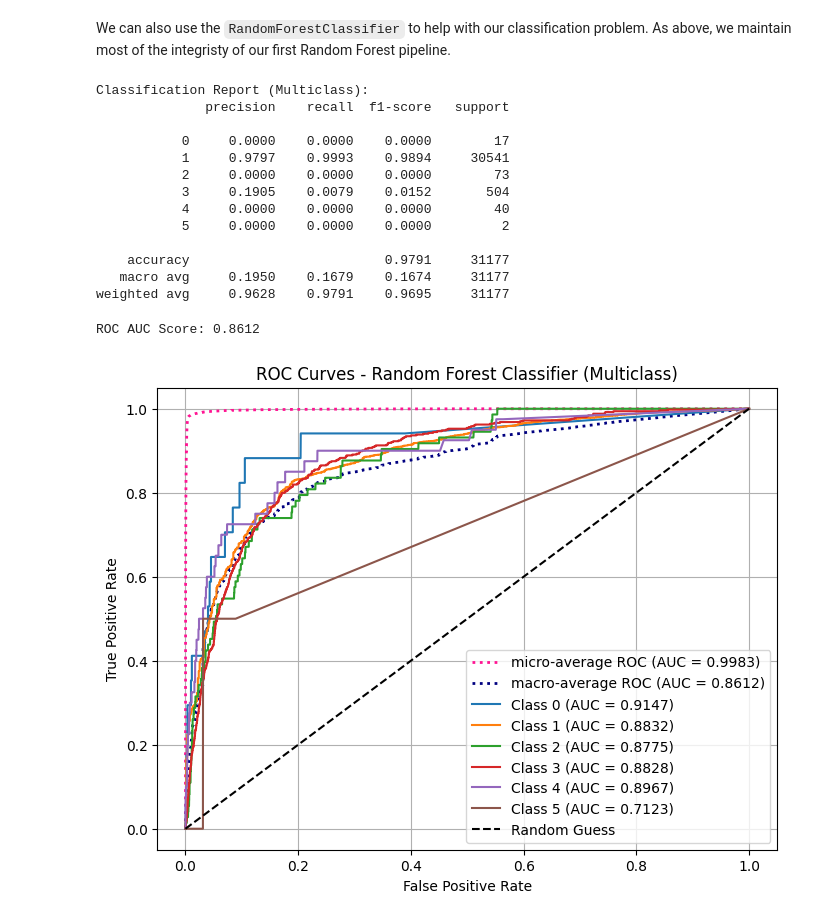
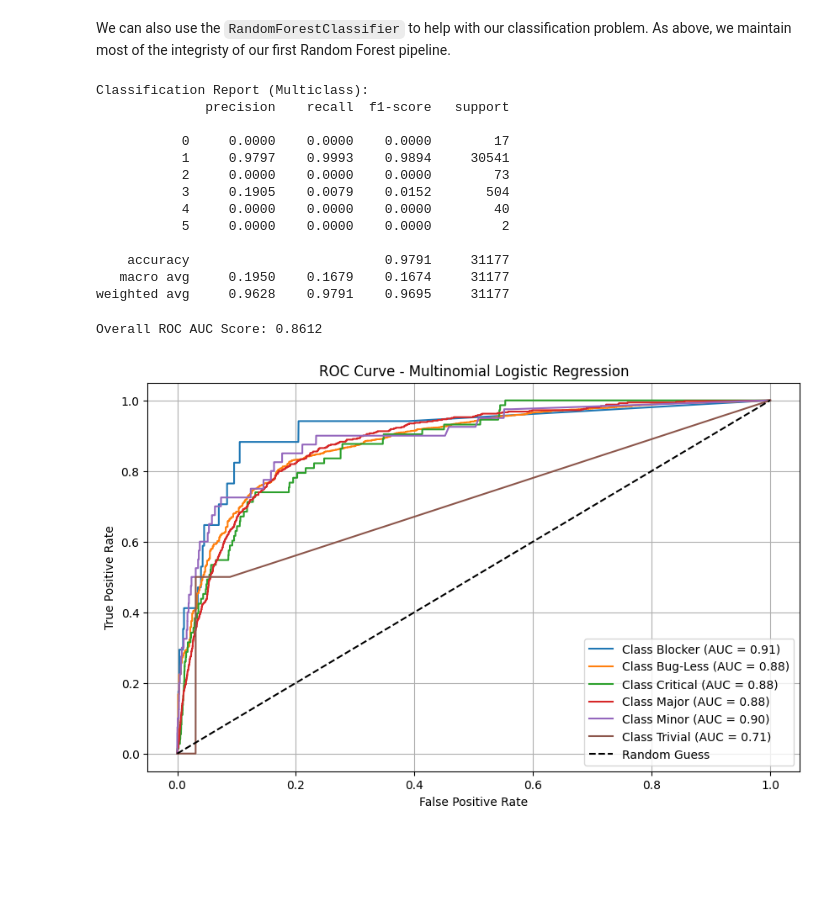
Before and after one commit to NicolasRichard1997/Apache_Hive_Bug_Prediction_ML_Model, a Jupyter notebook: Data_Partion_Trainning.ipynb, the cells around one changed output. Drawn from its saved outputs; the diff is of its cells as text; code cells hidden in the pictures; blank space fills up the shorter version.

Commit message:
Finalized ipynb execution with correct class labels for Classifications

```diff
--- a/Data_Partion_Trainning.ipynb
+++ b/Data_Partion_Trainning.ipynb
@@ -870,18 +870,10 @@ AUC Score - Multinomial Logistic Regression: 0.73
 # %% [markdown]
 We can also use the `RandomForestClassifier` to help with our classification problem. As above, we maintain most of the integristy of our first Random Forest pipeline.
 # %%
-from sklearn.ensemble import RandomForestClassifier
-from sklearn.preprocessing import StandardScaler, label_binarize
-from sklearn.metrics import classification_report, roc_auc_score, roc_curve
-import numpy as np
-import matplotlib.pyplot as plt
-
-# Scale the data
 scaler = StandardScaler()
 X_train_scaled = scaler.fit_transform(X_train)
 X_test_scaled = scaler.transform(X_test)
 
-# Initialize and fit the model
 classification_model = RandomForestClassifier(
     n_estimators=1000,
     max_depth=100,
@@ -901,14 +893,16 @@ print(classification_report(y_test, y_pred, digits=4))
 
 y_pred_proba = classification_model.predict_proba(X_test_scaled)
 
-n_classes = y_pred_proba.shape[1]
 classes = np.unique(y_test)
+n_classes = len(classes)
+
+class_names = {cls: str(cls) for cls in classes}
 
 y_test_binarized = label_binarize(y_test, classes=classes)
 
-fpr = dict()
-tpr = dict()
-roc_auc_class = dict()
+fpr = {}
+tpr = {}
+roc_auc_class = {}
 
 for i in range(n_classes):
     fpr[i], tpr[i], _ = roc_curve(y_test_binarized[:, i], y_pred_proba[:, i])
@@ -921,46 +915,46 @@ all_fpr = np.unique(np.concatenate([fpr[i] for i in range(n_classes)]))
 mean_tpr = np.zeros_like(all_fpr)
 for i in range(n_classes):
     mean_tpr += np.interp(all_fpr, fpr[i], tpr[i])
 mean_tpr /= n_classes
 
 fpr["macro"] = all_fpr
 tpr["macro"] = mean_tpr
 roc_auc_class["macro"] = roc_auc_score(y_test_binarized, y_pred_proba, average="macro")
 
-print(f"\n\n\nROC AUC Score: {roc_auc_class['macro']:.4f}")
+print(f"Overall ROC AUC Score: {roc_auc_class['macro']:.4f}")
 
-plt.figure(figsize=(8, 6))
-plt.plot(fpr["micro"], tpr["micro"],
-         label=f'micro-average ROC (AUC = {roc_auc_class["micro"]:.4f})',
-         color='deeppink', linestyle=':', linewidth=2)
+plt.figure(figsize=(10, 6))
+for i, class_label in enumerate(np.unique(y_test_int)):
+    fpr, tpr, _ = roc_curve(
+        y_test_binarized[:, i],
+        y_pred_proba[:, i]
+    )
+    plt.plot(
+        fpr,
+        tpr,
+        label=f"Class {int_to_class[class_label]} (AUC = {roc_auc_score(y_test_binarized[:, i], y_pred_proba[:, i]):.2f})"
+    )
 
-plt.plot(fpr["macro"], tpr["macro"],
-         label=f'macro-average ROC (AUC = {roc_auc_class["macro"]:.4f})',
-         color='navy', linestyle=':', linewidth=2)
-
-for i in range(n_classes):
-    plt.plot(fpr[i], tpr[i], label=f'Class {classes[i]} (AUC = {roc_auc_class[i]:.4f})')
-
-plt.plot([0, 1], [0, 1], color='black', linestyle='--', label='Random Guess')
+plt.plot([0, 1], [0, 1], "k--", label="Random Guess")
 plt.xlabel("False Positive Rate")
 plt.ylabel("True Positive Rate")
-plt.title("ROC Curves - Random Forest Classifier (Multiclass)")
+plt.title("ROC Curve - Multinomial Logistic Regression")
 plt.legend(loc="lower right")
 plt.grid(True)
 plt.show()
 # %% [output]
 Classification Report (Multiclass):
               precision    recall  f1-score   support
 
            0     0.0000    0.0000    0.0000        17
            1     0.9797    0.9993    0.9894     30541
            2     0.0000    0.0000    0.0000        73
            3     0.1905    0.0079    0.0152       504
            4     0.0000    0.0000    0.0000        40
            5     0.0000    0.0000    0.0000         2
 
     accuracy                         0.9791     31177
    macro avg     0.1950    0.1679    0.1674     31177
 weighted avg     0.9628    0.9791    0.9695     31177
-ROC AUC Score: 0.8612
+Overall ROC AUC Score: 0.8612
-[figure, old version]
+[figure, new version]
```
